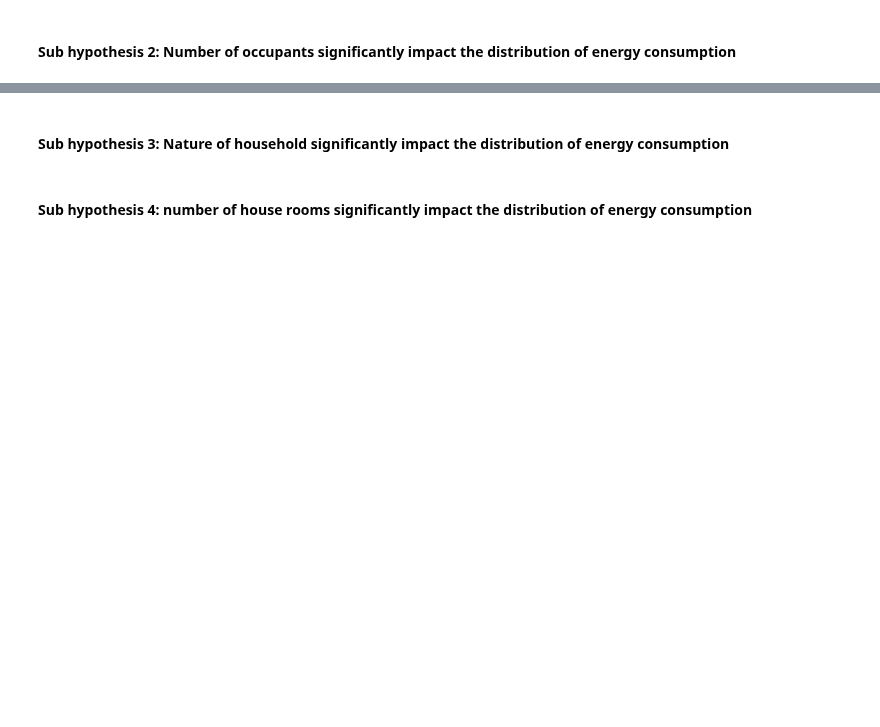
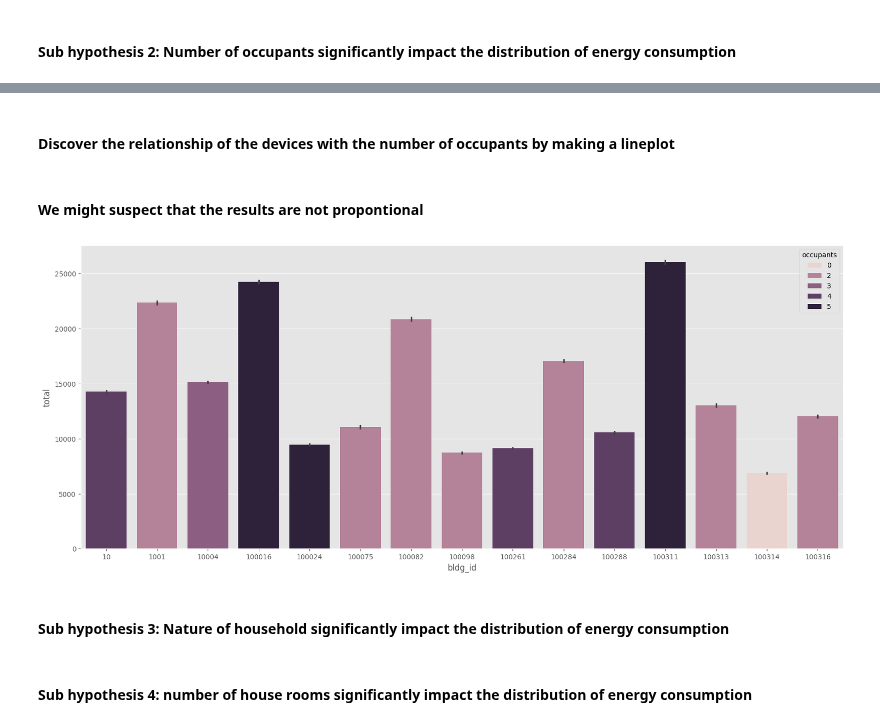
Before and after one commit to 1nuc/load-profile-decomposition, a Jupyter notebook: src/Customer_analysis/run.ipynb, the cells around one changed output, grey strips where cells are left out. Saved outputs shown, nothing was run; the diff lists cells and outputs as text; code cells hidden in the pictures; blank space fills up the shorter version.

```diff
--- a/src/Customer_analysis/run.ipynb
+++ b/src/Customer_analysis/run.ipynb
@@ -659,0 +641,2 @@ UnboundLocalError: cannot access local variable 'plot' where it is not associate
+# %% [markdown]
+#### Discover the relationship of the devices with the number of occupants by making a lineplot
@@ -660,3 +650,10 @@ UnboundLocalError: cannot access local variable 'plot' where it is not associate
+# %% [markdown]
+#### We might suspect that the results are not propontional
+# %%
+occup=occup_df.select(pl.all().name.replace('^out.electricity.|.energy_consumption..kwh$',''))
+vis._barplot_seaborn(occup, 'bldg_id', 'total', 'occupants')
+# %% [output]
+[figure, added]
 # %% [markdown]
 #### Sub hypothesis 3: Nature of household significantly impact the distribution of energy consumption
 # %% [markdown]
```
Also changed, not shown: parts of 4 cells of this notebook, 1 other file.
